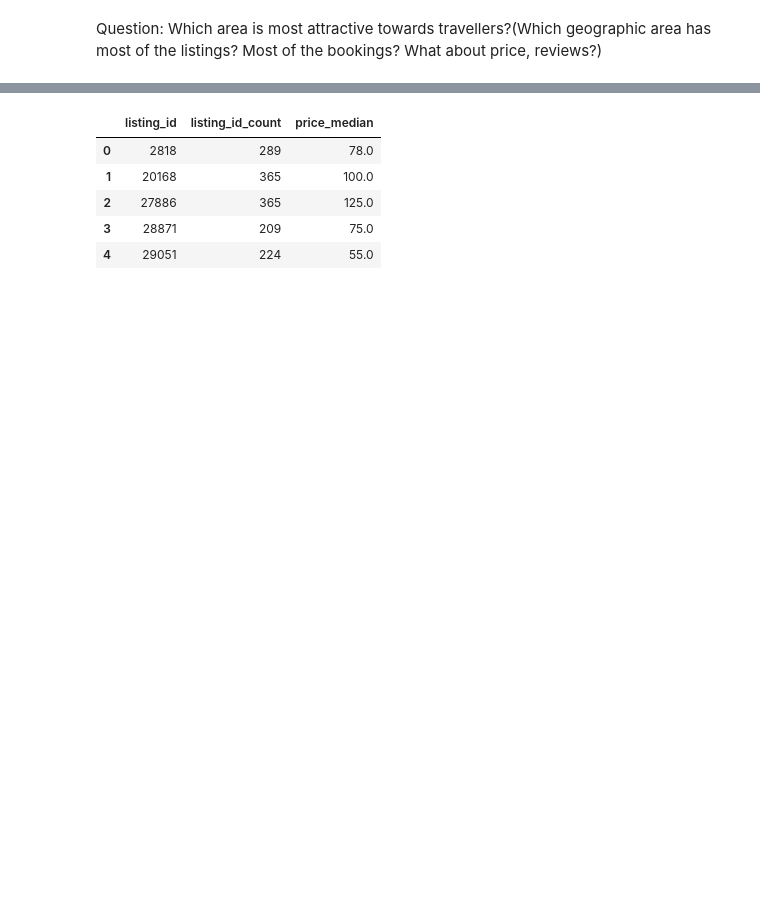
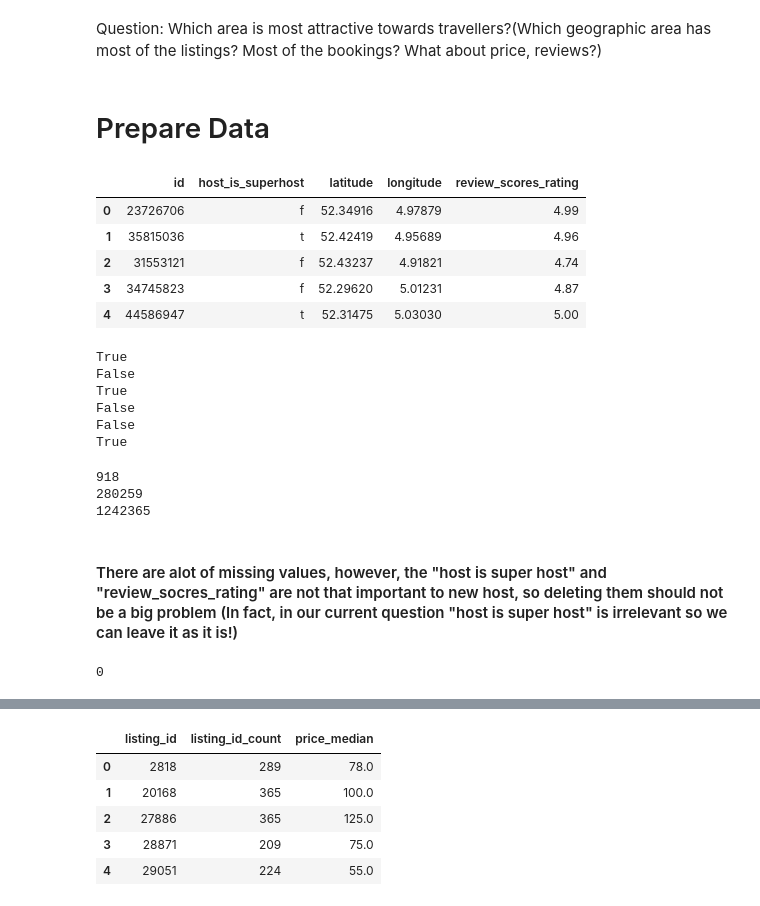
Before and after one commit to QuynhTaVo/legendary-system, a Jupyter notebook: project1_question1.ipynb, the cells around one changed output, grey strips where cells are left out. Saved outputs shown, nothing was run; the diff lists cells and outputs as text; code cells hidden in the pictures; blank space fills up the shorter version.

```diff
--- a/project1_question1.ipynb
+++ b/project1_question1.ipynb
@@ -17,2 +10,4 @@ calendar_columns=['listing_id', 'date', 'available', 'price']
 # %% [markdown]
 Question: Which area is most attractive towards travellers?(Which geographic area has most of the listings? Most of the bookings? What about price, reviews?)
+# %% [markdown]
+<h1/>Prepare Data
@@ -19 +21,46 @@ Question: Which area is most attractive towards travellers?(Which geographic are
+# %%
+#read in listings
+listings_df=pd.concat([pd.read_csv(listings_csv, header=0, usecols=listings_columns) for listings_csv in listings_csvs], axis=0, ignore_index=True)
+listings_df.head()
+# %% [output]
+|  | id | host_is_superhost | latitude | longitude | review_scores_rating |
+| 0 | 23726706 | f | 52.34916 | 4.97879 | 4.99 |
+| 1 | 35815036 | t | 52.42419 | 4.95689 | 4.96 |
+| 2 | 31553121 | f | 52.43237 | 4.91821 | 4.74 |
+| 3 | 34745823 | f | 52.29620 | 5.01231 | 4.87 |
+| 4 | 44586947 | t | 52.31475 | 5.03030 | 5.00 |
+# %%
+#any missing data?
+print(listings_df.isnull().values.any())
+print(listings_df['id'].isnull().values.any())
+print(listings_df['host_is_superhost'].isnull().values.any())
+print(listings_df['latitude'].isnull().values.any())
+print(listings_df['longitude'].isnull().values.any())
+print(listings_df['review_scores_rating'].isnull().values.any())
+# %% [output]
+True
+False
+True
+False
+False
+True
+# %%
+#how much data is missing
+print(sum(listings_df['host_is_superhost'].isnull().values))
+print(sum(listings_df['review_scores_rating'].isnull().values))
+print(len(listings_df))
+# %% [output]
+918
+280259
+1242365
+# %% [markdown]
+<h4/>There are alot of missing values, however, the "host is super host" and "review_socres_rating" are not that important to new host, so deleting them should not be a big problem (In fact, in our current question "host is super host" is irrelevant so we can leave it as it is!)
+# %%
+#clean data
+#listings_df = listings_df[~listings_df['host_is_superhost'].isnull()]
+#print(sum(listings_df['host_is_superhost'].isnull().values))
+listings_df = listings_df[~listings_df['review_scores_rating'].isnull()]
+print(sum(listings_df['review_scores_rating'].isnull().values))
+# %% [output]
+0
 # %%
```
Also changed, not shown: parts of 12 cells of this notebook, 6 other files.
